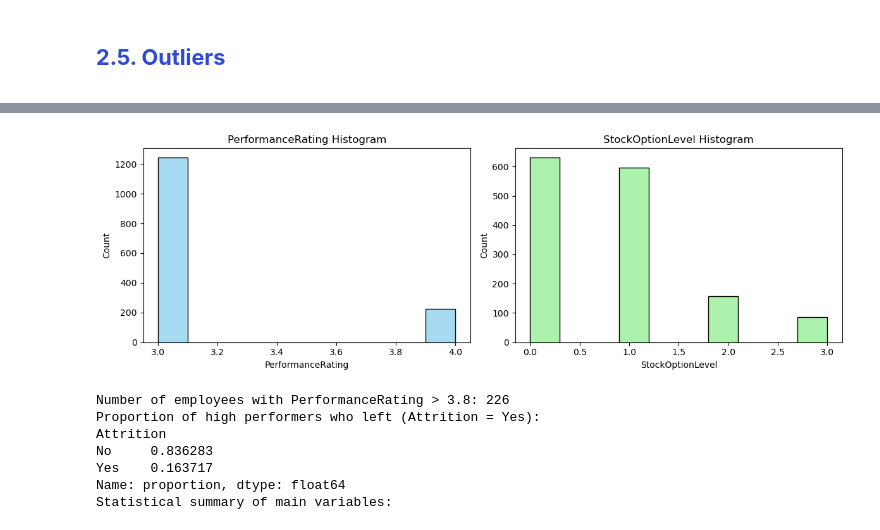
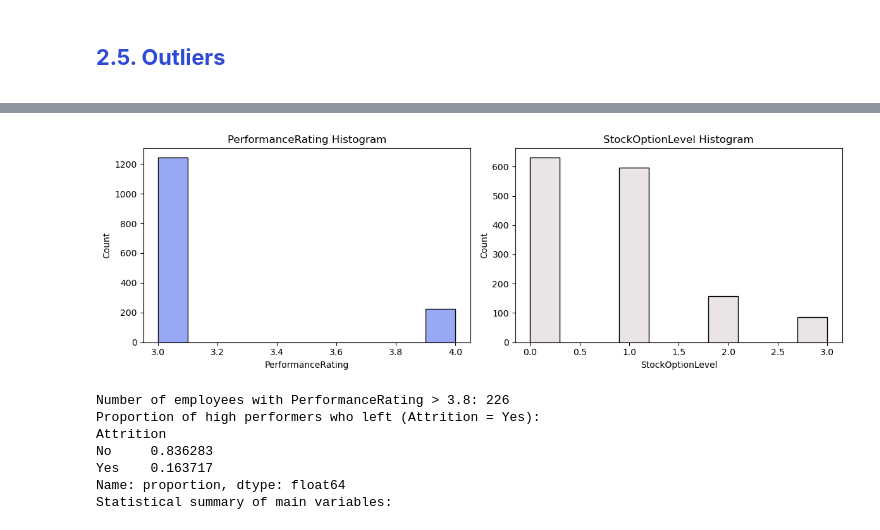
Before and after one commit to deboratcruz11/bootcamp, a Jupyter notebook: HR_Attrition.ipynb, the cells around one changed output, grey strips where cells are left out. Saved outputs shown, nothing was run; the diff lists cells and outputs as text; code cells hidden in the pictures.

```diff
--- a/HR_Attrition.ipynb
+++ b/HR_Attrition.ipynb
@@ -86,3 +117,6 @@ pd.DataFrame({
+# %%
+#Set Index
+df.set_index(keys=df['EmployeeNumber'],inplace=True)
 # %% [markdown]
 <a class="anchor" id="2nd-bullet">
 
@@ -457,14 +441,14 @@ Unique values: [ 5  7  0  2  6  8  3 11 17  1  4 12  9 10 15 13 16 14]
 # %%
 # Histograms for PerformanceRating and StockOptionLevel
 fig, axes = plt.subplots(1, 2, figsize=(12, 4))
-sns.histplot(df['PerformanceRating'], bins=10, ax=axes[0], color='skyblue')
+sns.histplot(df['PerformanceRating'], bins=10, ax=axes[0], color="#778bf2ff")
 axes[0].set_title('PerformanceRating Histogram')
-sns.histplot(df['StockOptionLevel'], bins=10, ax=axes[1], color='lightgreen')
+sns.histplot(df['StockOptionLevel'], bins=10, ax=axes[1], color ="#e4dcdcff")
 axes[1].set_title('StockOptionLevel Histogram')
 plt.tight_layout()
 plt.show()
 # %% [output]
-[figure, old version]
+[figure, new version]
 # %%
 # Filter employees with PerformanceRating > 3.8
 high_perf = df[df['PerformanceRating'] > 3.8]
```
Also changed, not shown: parts of 42 cells of this notebook.
